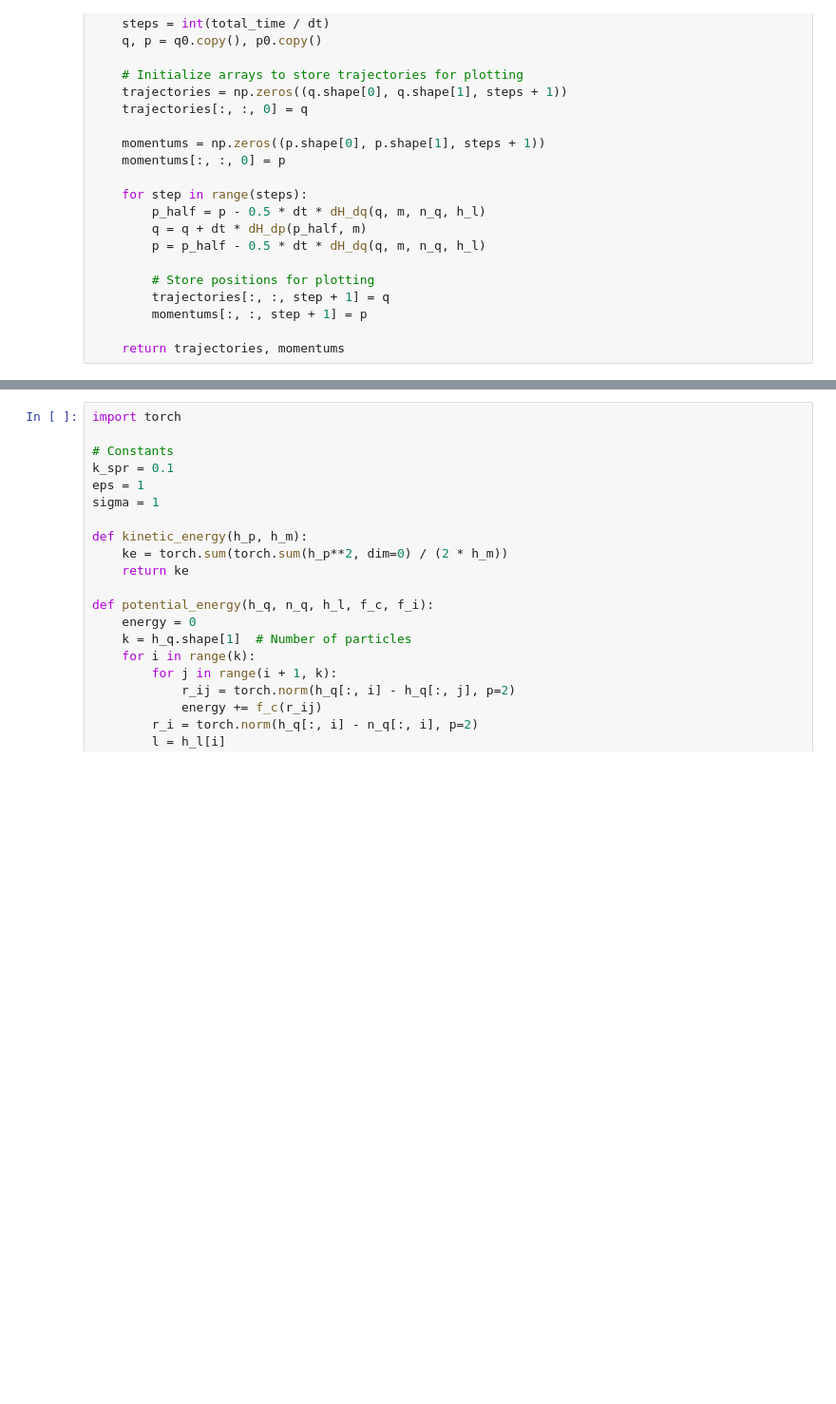
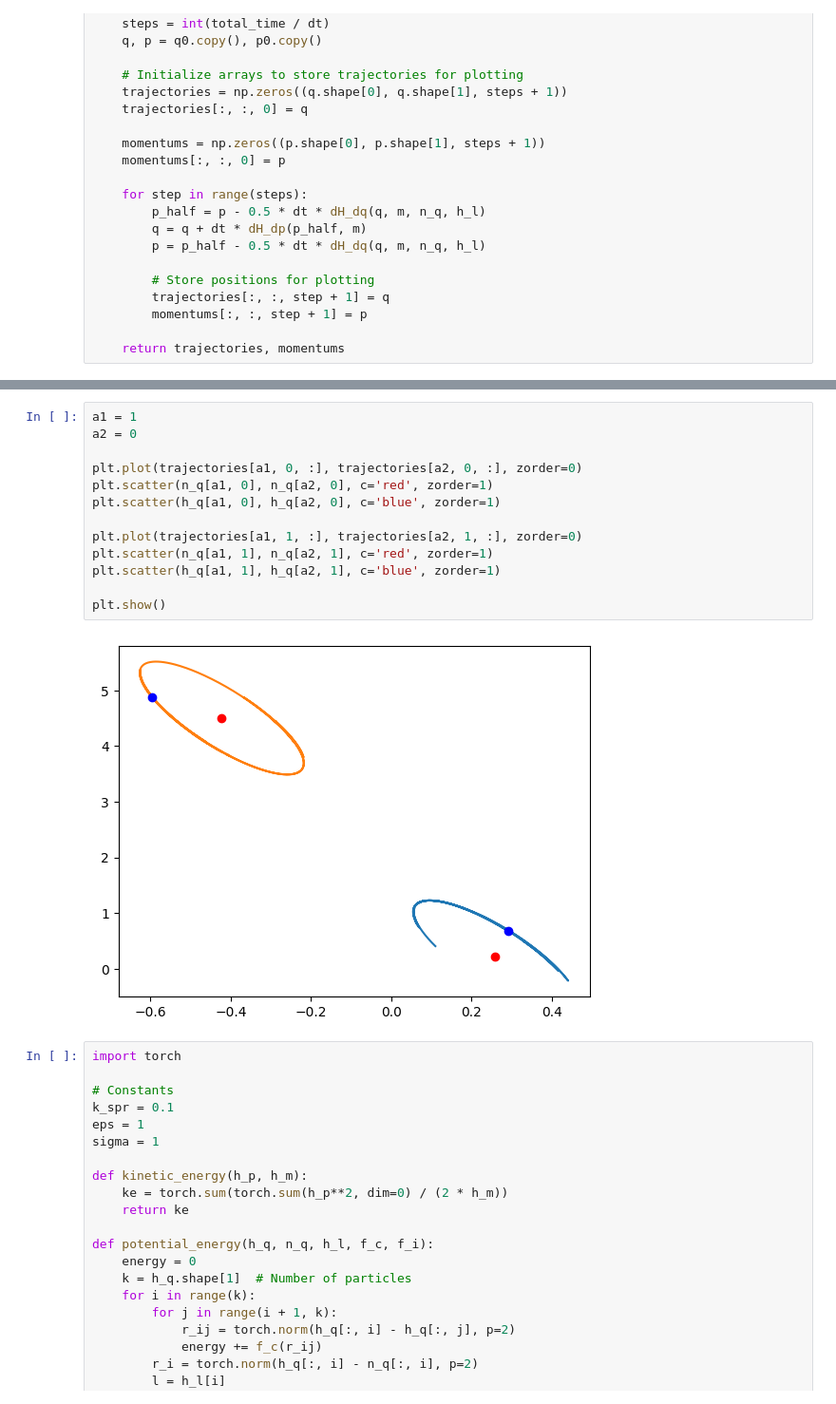
Before and after one commit to AlexPTerry/MMathYLP, a Jupyter notebook: molecule_explore.ipynb, the cells around one changed output, grey strips where cells are left out. Shown: that part at 95% size. Cells and saved outputs as stored; diff of their text form; blank space fills up the shorter version.

```diff
--- a/molecule_explore.ipynb
+++ b/molecule_explore.ipynb
@@ -268,3 +282,18 @@ plt.show()
+# %%
+a1 = 1
+a2 = 0
+
+plt.plot(trajectories[a1, 0, :], trajectories[a2, 0, :], zorder=0)
+plt.scatter(n_q[a1, 0], n_q[a2, 0], c='red', zorder=1)
+plt.scatter(h_q[a1, 0], h_q[a2, 0], c='blue', zorder=1)
+
+plt.plot(trajectories[a1, 1, :], trajectories[a2, 1, :], zorder=0)
+plt.scatter(n_q[a1, 1], n_q[a2, 1], c='red', zorder=1)
+plt.scatter(h_q[a1, 1], h_q[a2, 1], c='blue', zorder=1)
+
+plt.show()
+# %% [output]
+[figure, added]
 # %%
 import torch
 
```
Also changed, not shown: parts of 13 cells of this notebook.
